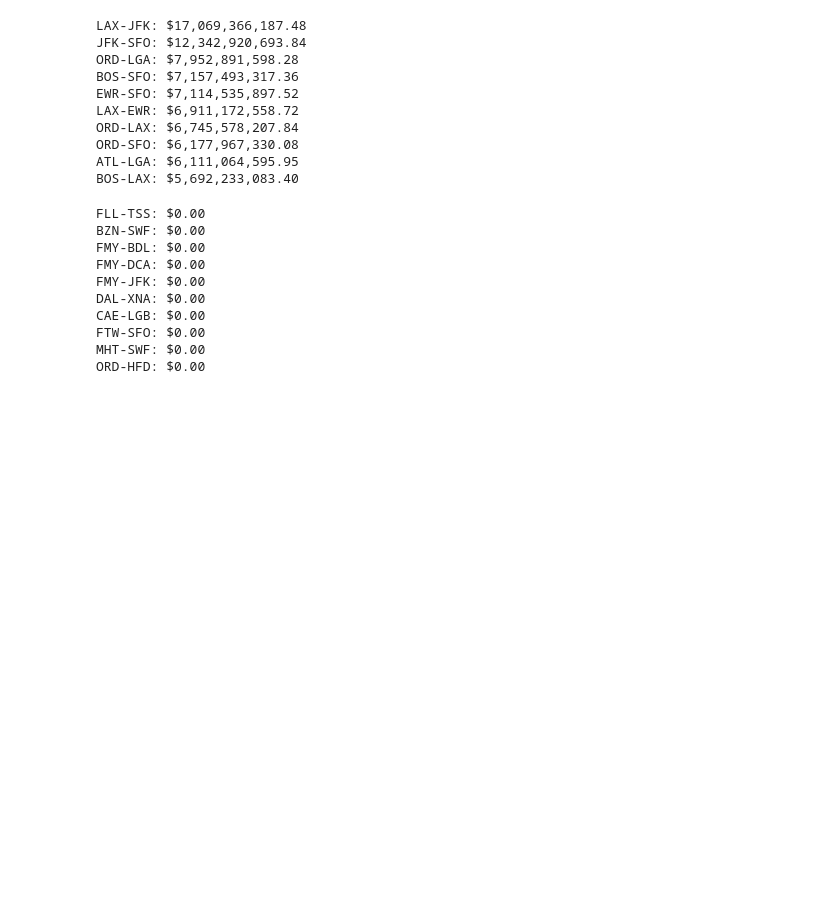
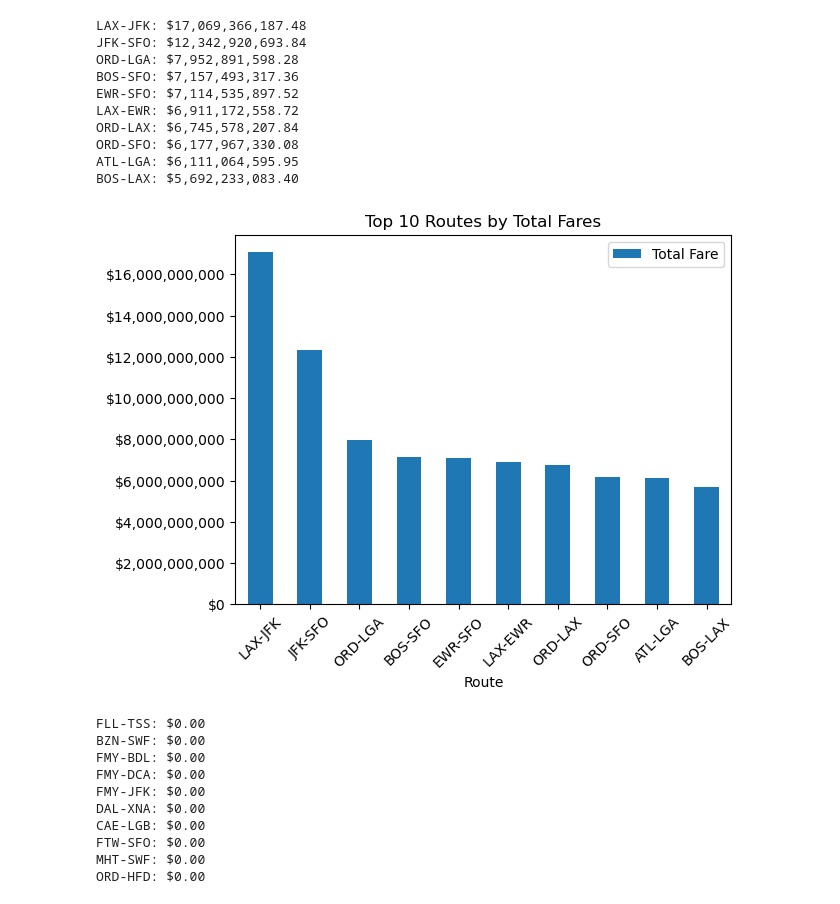
Before and after one commit to CamdenBeck/Project_03, a Jupyter notebook: Camden/most_profitable_routes.ipynb, the cells around one changed output. Cells and saved outputs as stored; diff of their text form; code cells hidden in the pictures; blank space fills up the shorter version.

Commit message:
Added visualizations.

```diff
--- a/Camden/most_profitable_routes.ipynb
+++ b/Camden/most_profitable_routes.ipynb
@@ -143,6 +144,16 @@ ORD-LAX: $6,745,578,207.84
 ORD-SFO: $6,177,967,330.08
 ATL-LGA: $6,111,064,595.95
 BOS-LAX: $5,692,233,083.40
+# %%
+# Graph the top 10 routes with the highest total fares
+top_10_routes_df = pd.DataFrame(list(top_10_routes.items()), columns=['Route', 'Total Fare'])
+ax = top_10_routes_df.plot(kind='bar', x='Route', y='Total Fare', title='Top 10 Routes by Total Fares', rot=45)
+ax.set_yticklabels(['${:,.0f}'.format(x) for x in ax.get_yticks()])
+
+# Save the graph as a png file
+plt.savefig("../Data/Images/top_10_routes_by_total_fares.png");
+# %% [output]
+[figure, added]
 # %%
 # Return the lowest 10 routes with the lowest total fares
 lowest_10_routes = dict(list(fares_data.items())[-10:])
```
Also changed, not shown: parts of 1 cell of this notebook.
